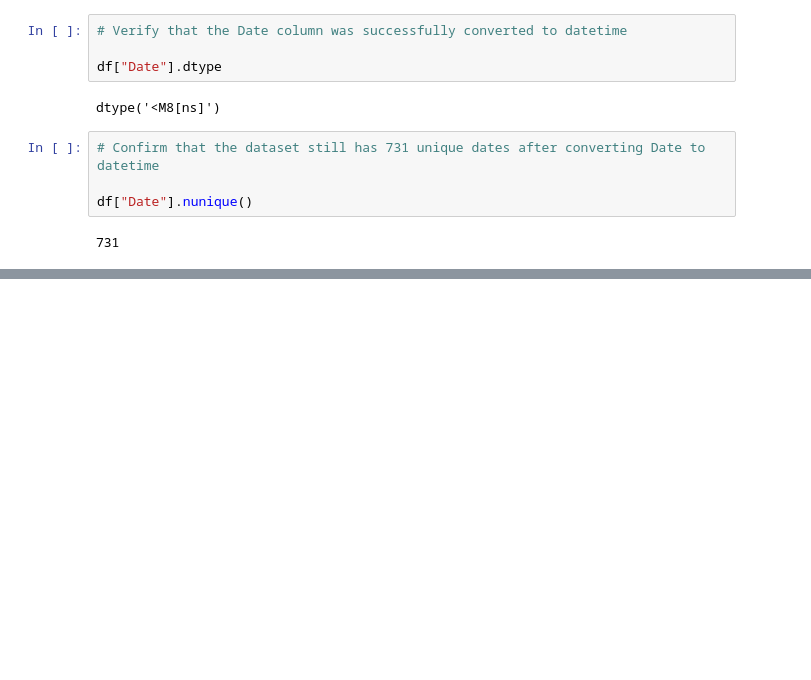
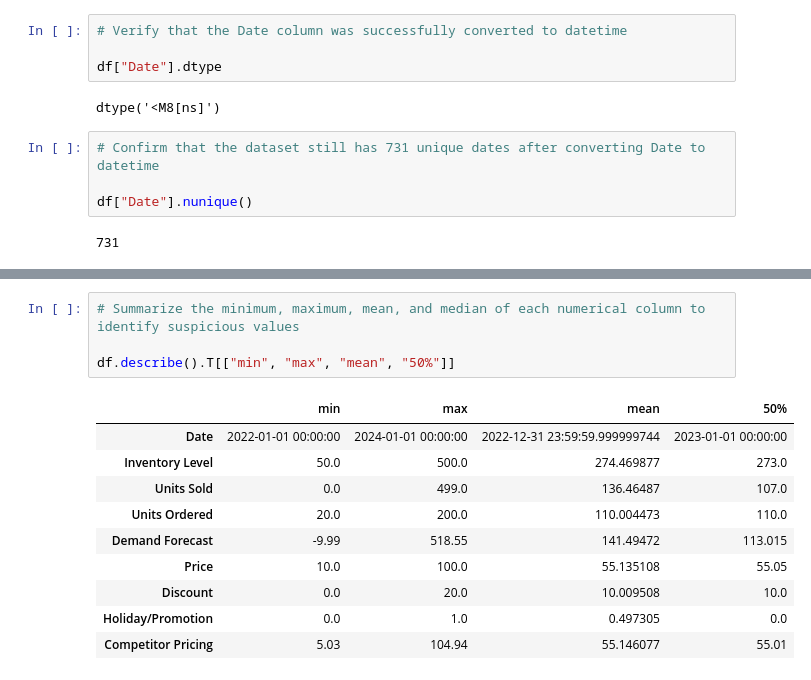
Before and after one commit to Sid1813/ShelfSleuth, a Jupyter notebook: notebooks/01_data_reconnaissance.ipynb, the cells around one changed output, grey strips where cells are left out. Drawn from its saved outputs; the diff is of its cells as text; blank space fills up the shorter version.

```diff
--- a/notebooks/01_data_reconnaissance.ipynb
+++ b/notebooks/01_data_reconnaissance.ipynb
@@ -202,0 +240,15 @@ df["Date"].nunique()
+# %%
+# Summarize the minimum, maximum, mean, and median of each numerical column to identify suspicious values
+
+df.describe().T[["min", "max", "mean", "50%"]]
+# %% [output]
+|  | min | max | mean | 50% |
+| Date | 2022-01-01 00:00:00 | 2024-01-01 00:00:00 | 2022-12-31 23:59:59.999999744 | 2023-01-01 00:00:00 |
+| Inventory Level | 50.0 | 500.0 | 274.469877 | 273.0 |
+| Units Sold | 0.0 | 499.0 | 136.46487 | 107.0 |
+| Units Ordered | 20.0 | 200.0 | 110.004473 | 110.0 |
+| Demand Forecast | -9.99 | 518.55 | 141.49472 | 113.015 |
+| Price | 10.0 | 100.0 | 55.135108 | 55.05 |
+| Discount | 0.0 | 20.0 | 10.009508 | 10.0 |
+| Holiday/Promotion | 0.0 | 1.0 | 0.497305 | 0.0 |
+| Competitor Pricing | 5.03 | 104.94 | 55.146077 | 55.01 |
```
Also changed, not shown: parts of 36 cells of this notebook.
